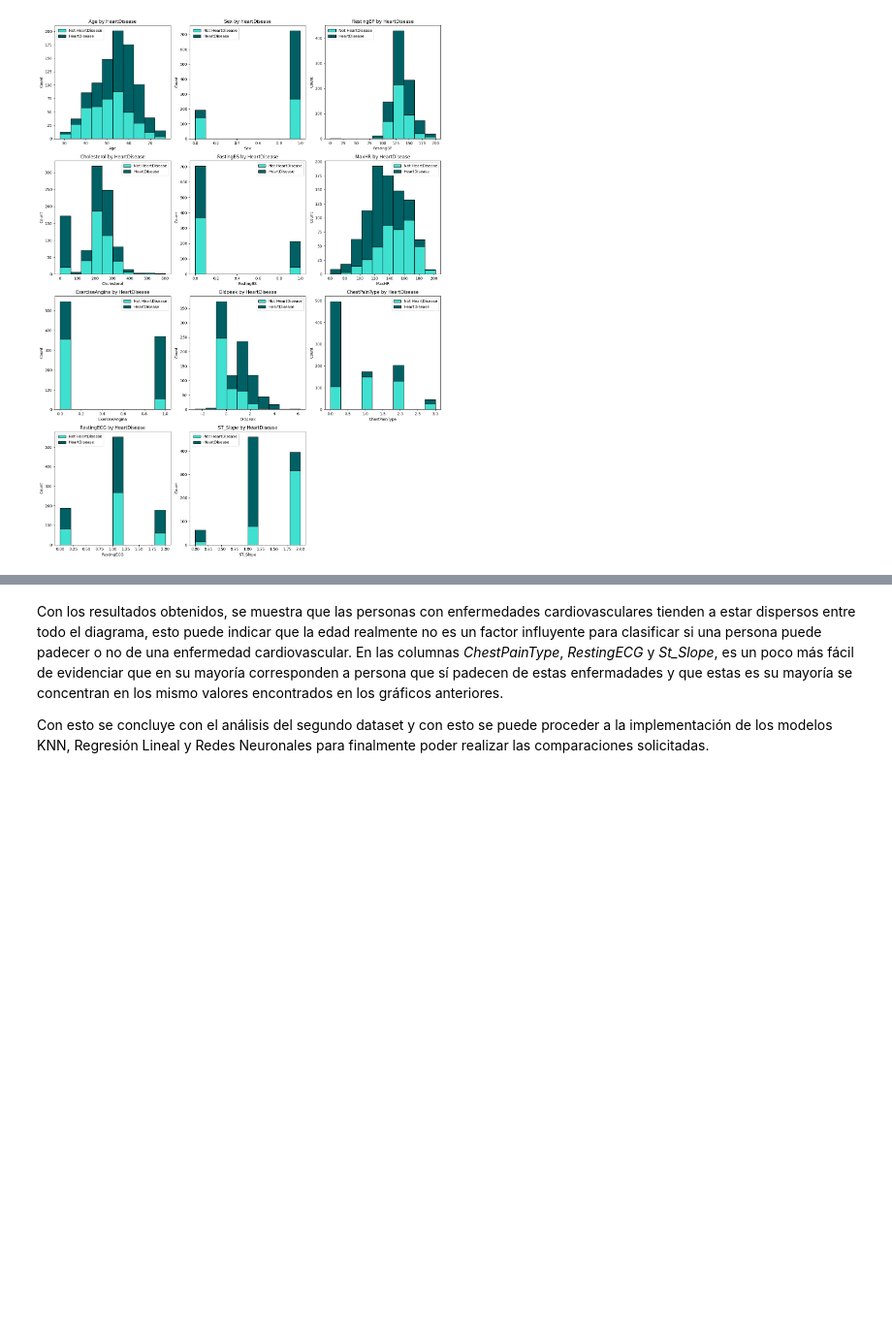
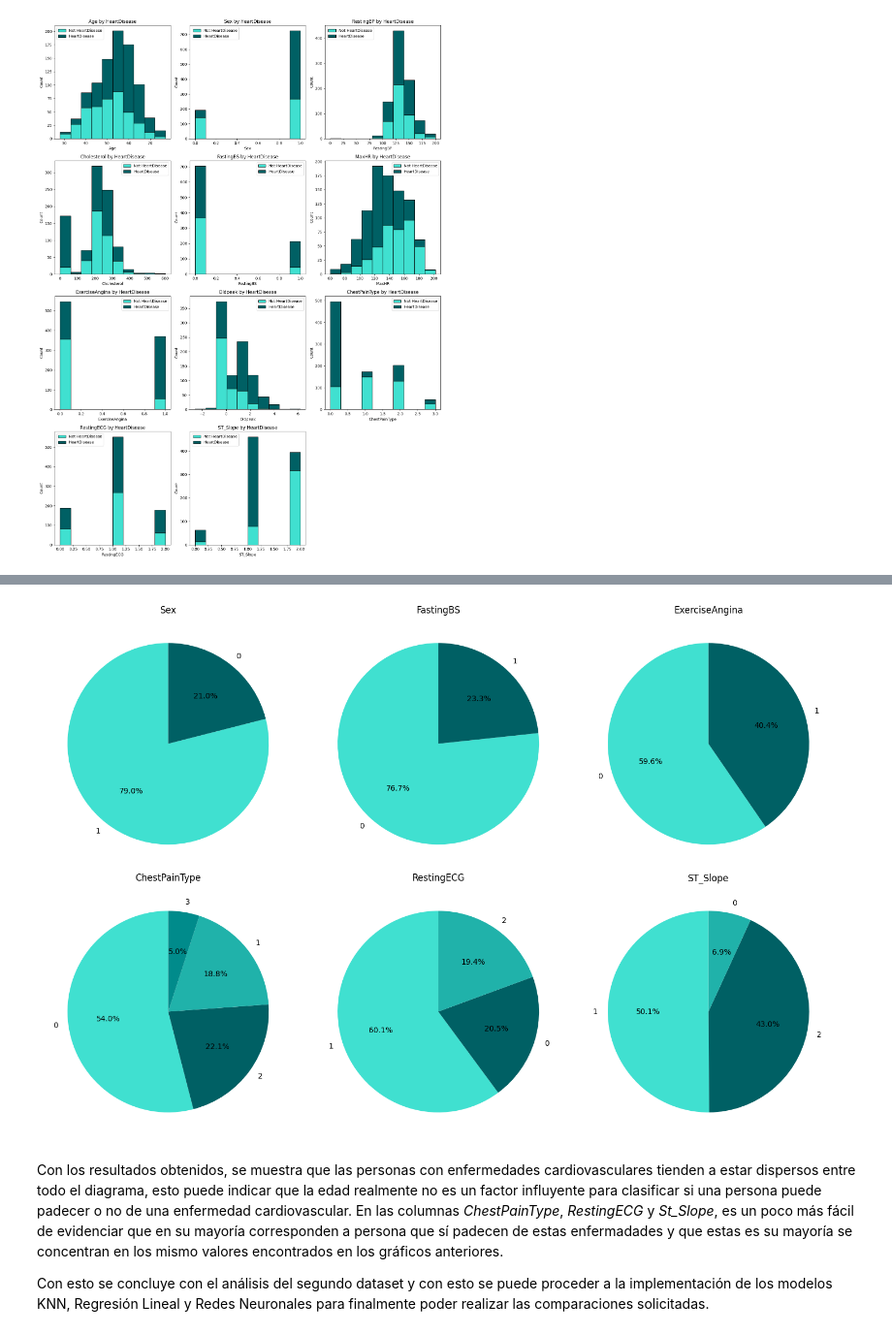
Before and after one commit to TheCsarbeat/proyecto1-IA, a Jupyter notebook: p1.ipynb, the cells around one changed output, grey strips where cells are left out. Shown at 97% size. Saved outputs shown, nothing was run; the diff lists cells and outputs as text; code cells hidden in the pictures; blank space fills up the shorter version.

```diff
--- a/p1.ipynb
+++ b/p1.ipynb
@@ -524,3 +520,18 @@ scatter_plots_grid_by_feature_and_split(df_heart, ['Sex', 'RestingBP', 'Choleste
+# %%
+columns_to_plot = ['Sex', 'FastingBS', 'ExerciseAngina', 'ChestPainType', 'RestingECG', 'ST_Slope']
+colors = ['#40E0D0', '#006064', '#20B2AA', '#008B8B']
+fig, axes = plt.subplots(nrows=2, ncols=3, figsize=(15, 10))
+
+
+axes = axes.flatten()
+for i, column in enumerate(columns_to_plot):
+    value_counts = df_heart[column].value_counts()
+    axes[i].pie(value_counts, labels=value_counts.index, autopct='%1.1f%%', startangle=90, colors=colors[:len(value_counts)])
+    axes[i].set_title(column)
+plt.tight_layout()
+plt.show()
+# %% [output]
+[figure, added]
 # %% [markdown]
 Con los resultados obtenidos, se muestra que las personas con enfermedades cardiovasculares tienden a estar dispersos entre todo el diagrama, esto puede indicar que la edad realmente no es un factor influyente para clasificar si una persona puede padecer o no de una enfermedad cardiovascular. En las columnas *ChestPainType*, *RestingECG* y *St_Slope*, es un poco más fácil de evidenciar que en su mayoría corresponden a persona que sí padecen de estas enfermadades y que estas es su mayoría se concentran en los mismo valores encontrados en los gráficos anteriores.
 
```
Also changed, not shown: parts of 9 cells of this notebook.
